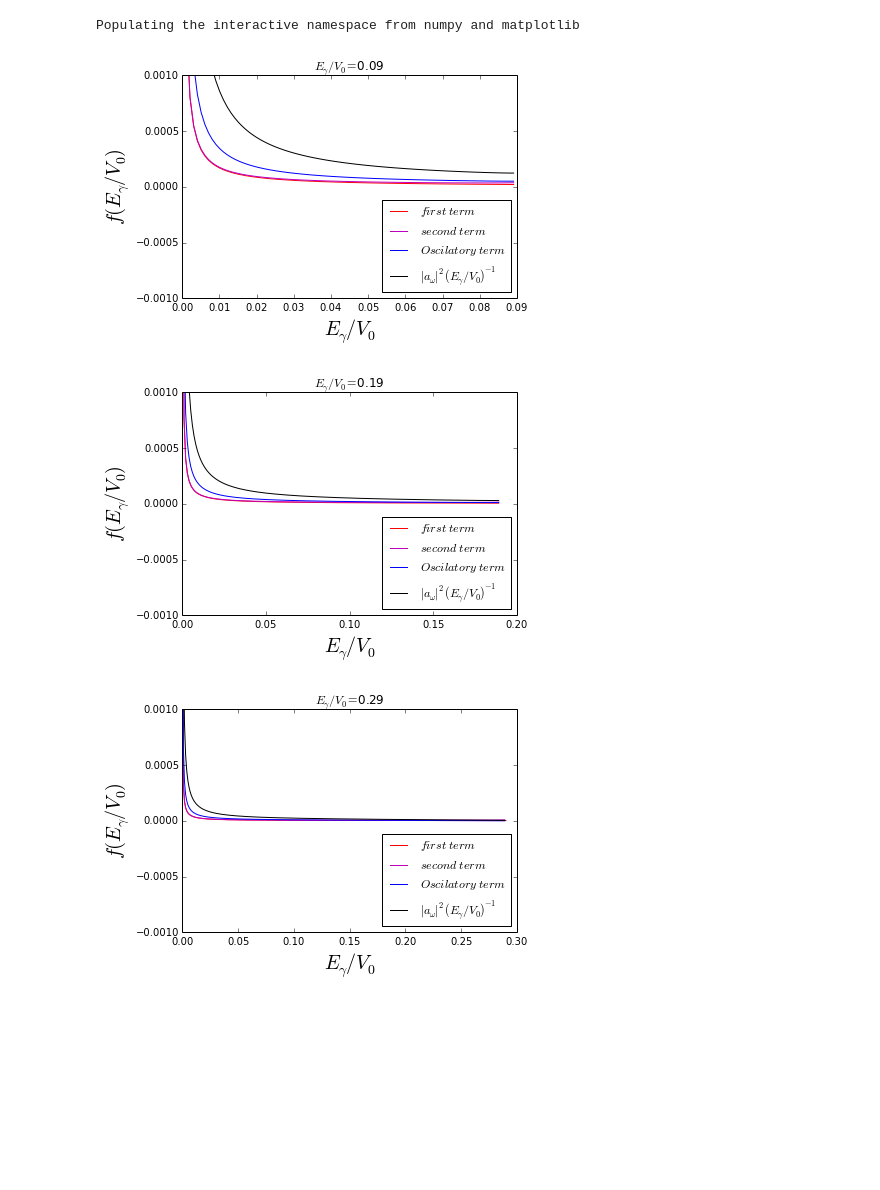
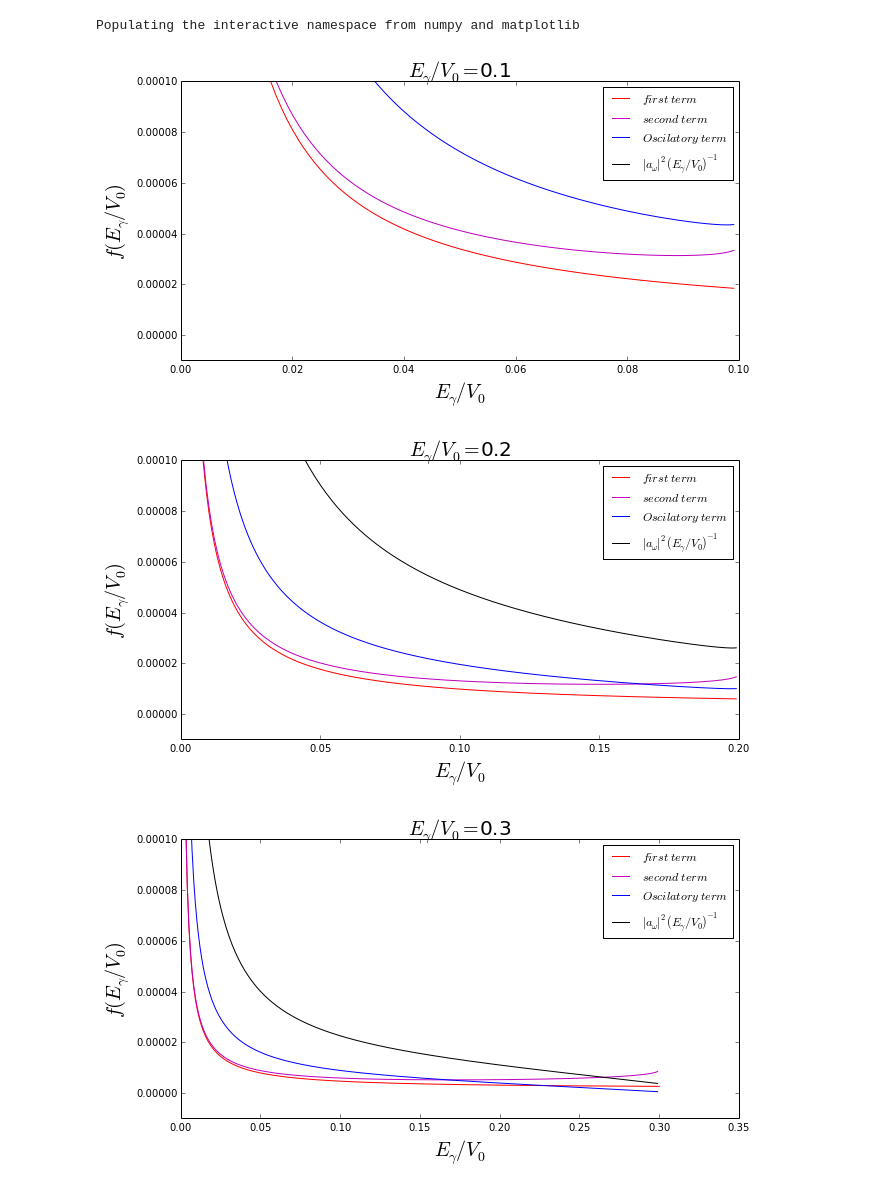
Before and after one commit to daniel-lozano/Thesis, a Jupyter notebook: funciones 2 (Bremsshtralung antes ).ipynb, the cells around one changed output. Cells and saved outputs as stored; diff of their text form; code cells hidden in the pictures; blank space fills up the shorter version.

```diff
--- a/funciones 2 (Bremsshtralung antes ).ipynb
+++ b/funciones 2 (Bremsshtralung antes ).ipynb
@@ -11,39 +11,45 @@ Dt=0
 # %%
 a=0.01
 
 for k in range(10):
-    X1=0.1*k+0.09
+    X1=0.1*k+0.1
 
-    a1=[]
-    a2=[]
-    a3=[]
-    A=[]
-    Egamma1=[]
+    if(X1!=1.0):
+        a1=[]
+        a2=[]
+        a3=[]
+        A=[]
+        Egamma1=[]
 
-    for i in range(10000):
-        if(i*0.001*0.1<X1*0.1): #cota maxima de la energia de Egamma es X1
-            Egamma1.append(i*0.001+0.0001)
+        for i in range(10000):
+            if(i*0.001*0.1<X1*0.1): #cota maxima de la energia de Egamma es X1
+                Egamma1.append(i*0.001+0.0001)
 
-    for i in range(len(Egamma1)):
-        Dt=a*sqrt(M/(2*1-2*X1+2*Egamma1[i]))
-        a1.append( ( (  sqrt(2*(1-X1+Egamma1[i])/M)   -   sqrt(2*X1/M)      )**2 )/Egamma1[i])
-        a2.append( ((  sqrt(2*(X1-Egamma1[i])/M)   -     sqrt(2*(1-X1)/M)  )**2 )/Egamma1[i])
-        a3.append( abs(2*(sqrt(2*(1-X1+Egamma1[i])/M)   -  sqrt(2*X1/M))*(sqrt(2*(X1-Egamma1[i])/M)   - sqrt(2*(1-X1)/M)))*cos(Egamma1[i]*Dt)/Egamma1[i]  )
-        A.append(a1[i]+a3[i]+a3[i])
+        for i in range(len(Egamma1)):
+            Dt=a*sqrt(M/(2*1-2*X1+2*Egamma1[i]))
+            a1.append( ( (  sqrt(2*(1-X1+Egamma1[i])/M)   -   sqrt(2*X1/M)      )**2 )/Egamma1[i])
+            a2.append( ((  sqrt(2*(X1-Egamma1[i])/M)   -     sqrt(2*(1-X1)/M)  )**2 )/Egamma1[i])
+            a3.append( abs((2*(sqrt(2*(1-X1+Egamma1[i])/M)   -  sqrt(2*X1/M))*(sqrt(2*(X1-Egamma1[i])/M)   - sqrt(2*(1-X1)/M)))*cos(Egamma1[i]*Dt)/Egamma1[i] ) )
+            A.append(a1[i]+a3[i]+a3[i])
 
 
         #print len(A),len(a1),len(a2),len(a3),len(Egamma1)
-    plt.show()
-    plot(Egamma1,a1,"r",label="$ first\  term\ $")
-    plot(Egamma1,a2,"m",label="$ second\ term\ $")
-    plot(Egamma1,a3,"b-",label="$ Oscilatory\ term\ $")
-    plot(Egamma1,A,"k-",label="$|a_{\omega}|^{2}(E_{\gamma}/V_{0})^{-1}$")
-    xlabel("$ E_{\gamma}/V_{0} $",size=20)
-    ylabel("$ f(E_{\gamma}/V_{0}) $",size=20)
-    title("$ E_{\gamma}/V_{0}= $"+str(X1))
-    ylim(-0.001,0.001)#ylim(-2,2)
-    legend(loc=4)
+        plt.show()
+        plot(Egamma1,a1,"r",label="$ first\  term\ $")
+        plot(Egamma1,a2,"m",label="$ second\ term\ $")
+        plot(Egamma1,a3,"b-",label="$ Oscilatory\ term\ $")
+        plot(Egamma1,A,"k-",label="$|a_{\omega}|^{2}(E_{\gamma}/V_{0})^{-1}$")
+        xlabel("$ E_{\gamma}/V_{0} $",size=20)
+        ylabel("$ f(E_{\gamma}/V_{0}) $",size=20)
+        title("$ E_{\gamma}/V_{0}= $"+str(X1),size=20)
+        ylim(-0.00001,0.0001)#ylim(-2,2)
+        if (X1==0.9):
+            figsize(10,5)
+            legend()
+            savefig("antes0.9.png")
+
+        legend()
 # %% [output]
-[figure, old version]
+[figure, new version]
-[figure, old version]
+[figure, new version]
-[figure, old version]
+[figure, new version]
```
Also changed, not shown: parts of 2 cells of this notebook, 16 other files.
